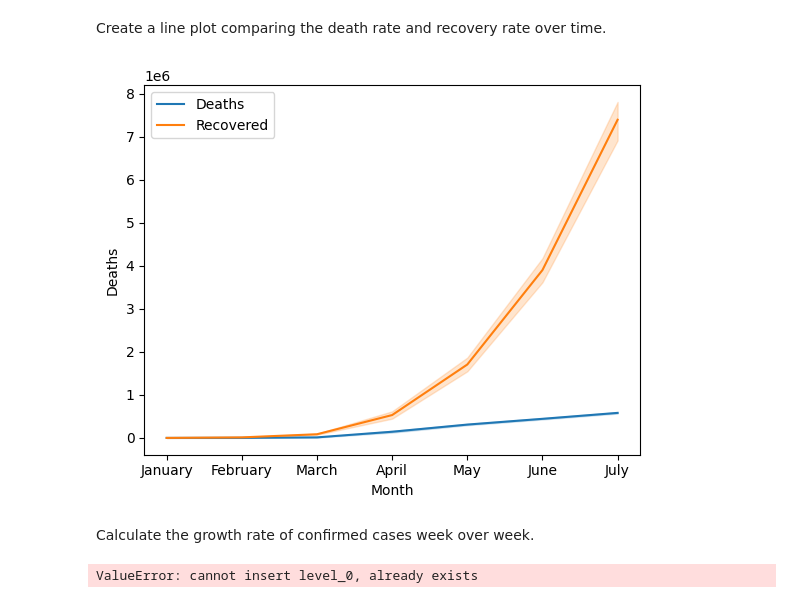
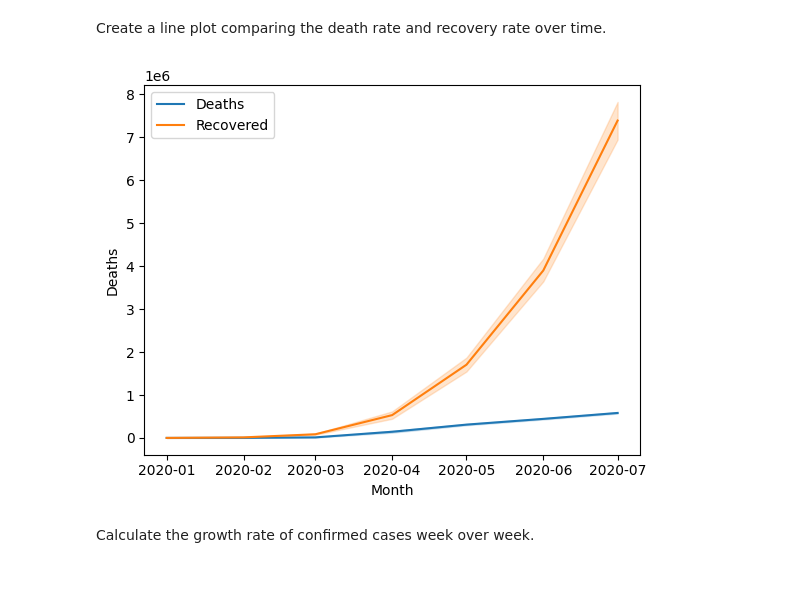
Before and after one commit to akxiit/Normal-Data-Visulization, a Jupyter notebook: notebooks/Covid-19/Day-wise.ipynb, the cells around one changed output. Saved outputs shown, nothing was run; the diff lists cells and outputs as text; code cells hidden in the pictures.

```diff
--- a/notebooks/Covid-19/Day-wise.ipynb
+++ b/notebooks/Covid-19/Day-wise.ipynb
@@ -89,16 +89,17 @@ Perform a time series decomposition on the confirmed cases to analyze the trend,
 # %% [markdown]
 Create a line plot comparing the death rate and recovery rate over time.
 # %%
-sns.lineplot(x = 'Month' , y = 'Deaths' , data=df , label='Deaths')
-sns.lineplot(x = 'Month' , y = 'Recovered' , data=df , label='Recovered')
+# Create a Month column from the Date column
+df['Month'] = pd.to_datetime(df['Date']).dt.to_period('M')
+
+# Convert Month column to datetime for plotting
+df['Month'] = df['Month'].dt.to_timestamp()
+
+sns.lineplot(x='Month', y='Deaths', data=df, label='Deaths')
+sns.lineplot(x='Month', y='Recovered', data=df, label='Recovered')
 plt.legend()
 plt.show()
 # %% [output]
-[figure, old version]
+[figure, new version]
 # %% [markdown]
 Calculate the growth rate of confirmed cases week over week.
-# %%
-df.reset_index(drop=False, inplace=True)
-df.info()
-# %% [output]
-ValueError: cannot insert level_0, already exists
```
Also changed, not shown: parts of 3 cells of this notebook.
